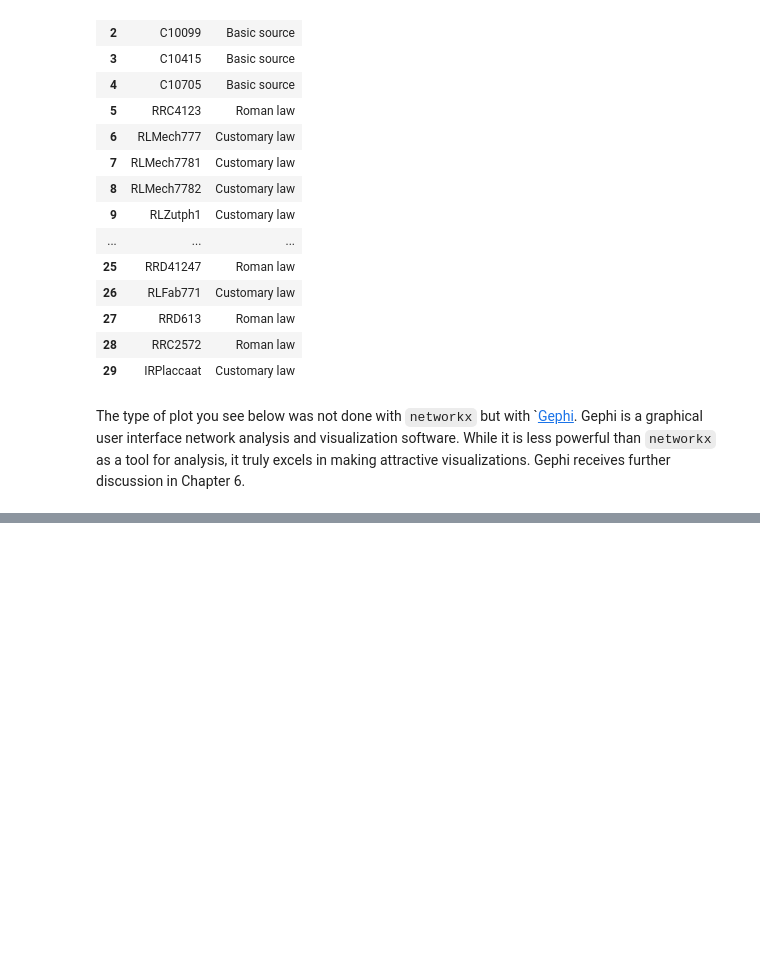
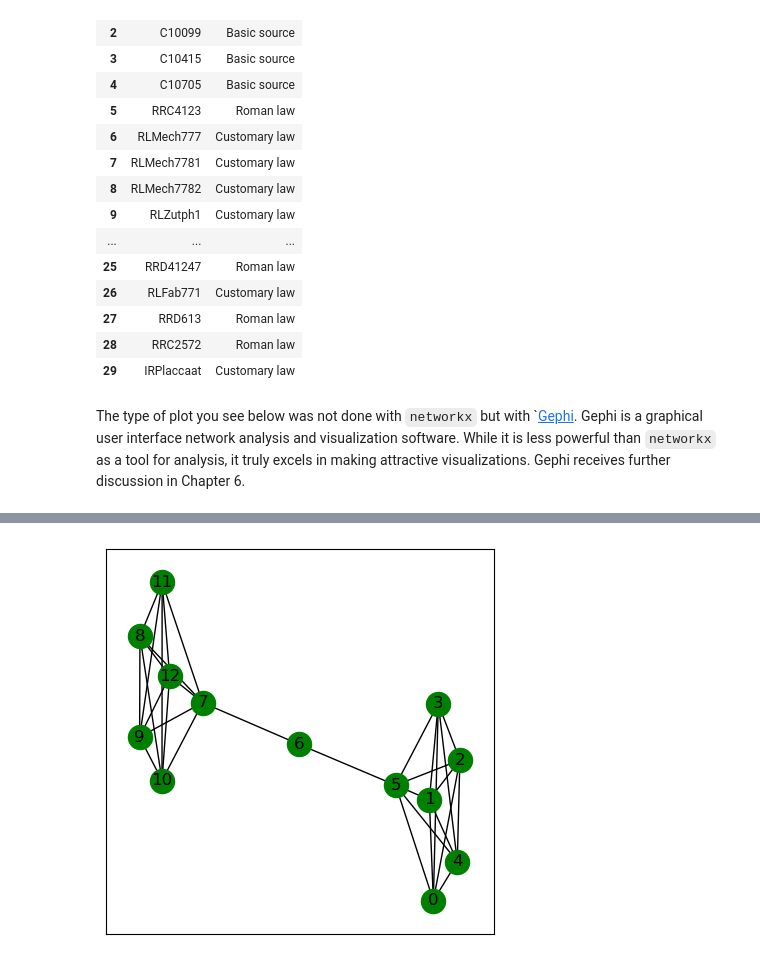
Before and after one commit to maastrichtlawtech/legalnetworkanalysis_textbook, a Jupyter notebook: Chapter_2_Network_Properties.ipynb, the cells around one changed output, grey strips where cells are left out. Saved outputs shown, nothing was run; the diff lists cells and outputs as text; code cells hidden in the pictures; blank space fills up the shorter version.

```diff
--- a/Chapter_2_Network_Properties.ipynb
+++ b/Chapter_2_Network_Properties.ipynb
@@ -372,0 +428,11 @@
+# %%
+def draw_spring(graph, seed=123, node_color="blue", figsize=(8,8)):
+    fig, ax = plt.subplots(nrows=1, ncols=1, figsize=(figsize))
+    pos = nx.spring_layout(graph, seed = seed)
+    nx.draw_networkx_nodes(graph, pos=pos, node_color=node_color, ax=ax)
+    nx.draw_networkx_edges(graph, pos=pos, ax=ax)
+    nx.draw_networkx_labels(graph, pos=pos, ax=ax);
+# %%
+draw_spring(g_barbell, node_color="green", figsize=(5,5))
+# %% [output]
+[figure, added]
```
Also changed, not shown: parts of 42 cells of this notebook.
